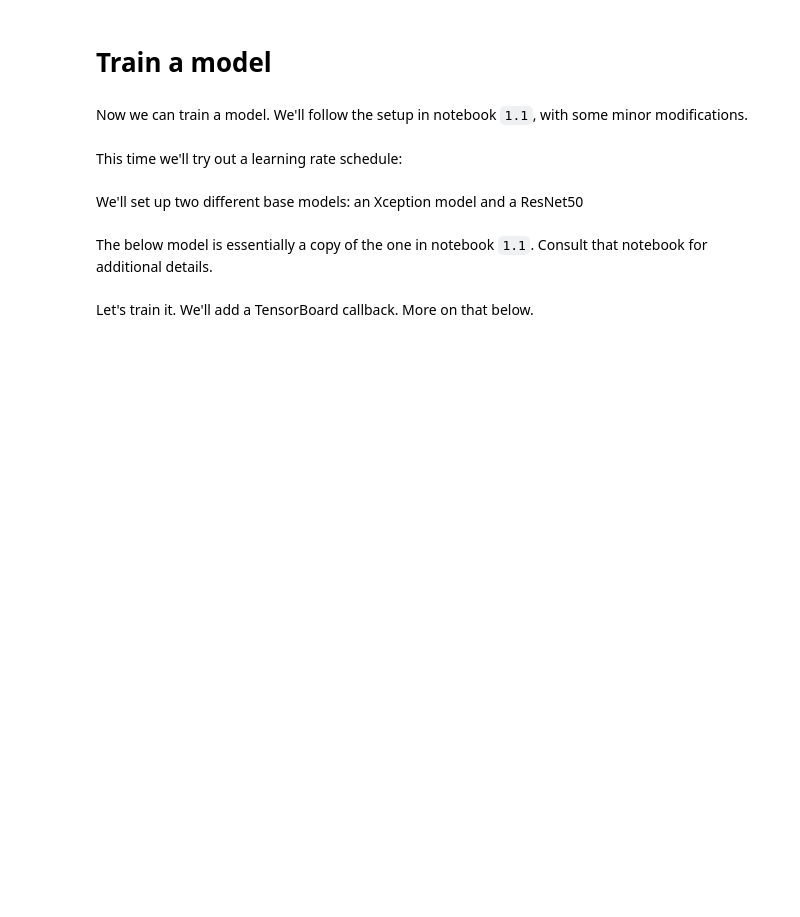
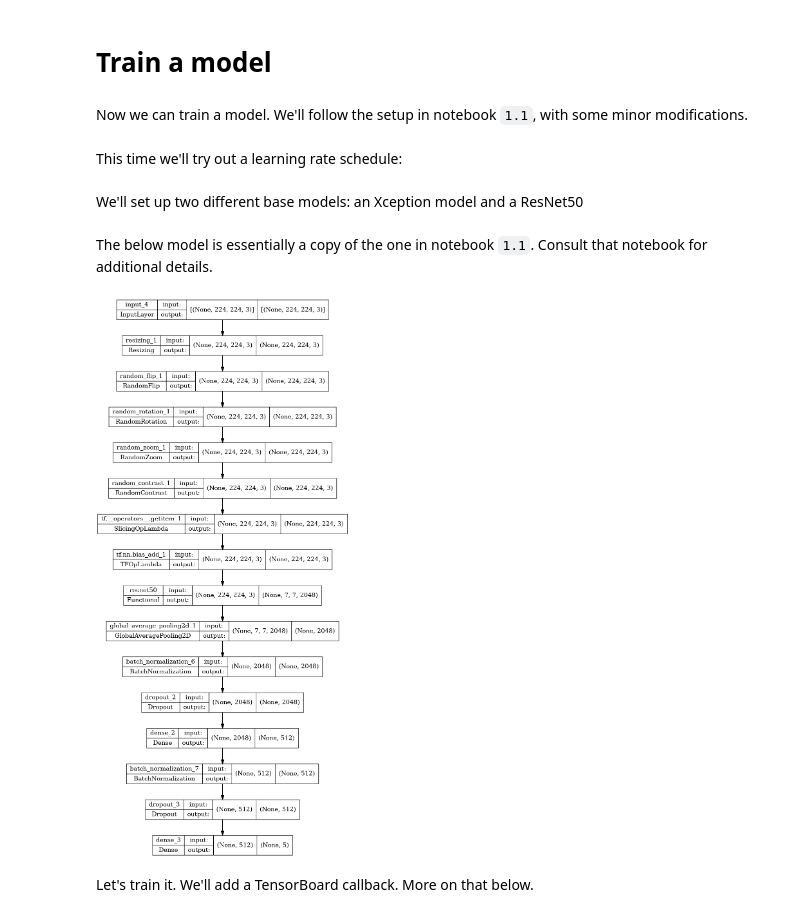
Before and after one commit to alu042/DAT255-2022, a Jupyter notebook: TensorFlow-crash_course/nbs/3.0-image_data_and_tfrecords.ipynb, the cells around one changed output. Drawn from its saved outputs; the diff is of its cells as text; code cells hidden in the pictures; blank space fills up the shorter version.

```diff
--- a/TensorFlow-crash_course/nbs/3.0-image_data_and_tfrecords.ipynb
+++ b/TensorFlow-crash_course/nbs/3.0-image_data_and_tfrecords.ipynb
@@ -303,7 +379,9 @@ def make_model(base_model, preprocess_input):
     return model
 # %%
 model = make_model(base_model=base_model_rn, preprocess_input=preprocess_input_rn)
-#tf.keras.utils.plot_model(model, show_shapes=True)
+tf.keras.utils.plot_model(model, show_shapes=True)
+# %% [output]
+[figure, added]
 # %% [markdown]
 Let's train it. We'll add a TensorBoard callback. More on that below.
 # %%
```
Also changed, not shown: parts of 30 cells of this notebook, 1 other file.
